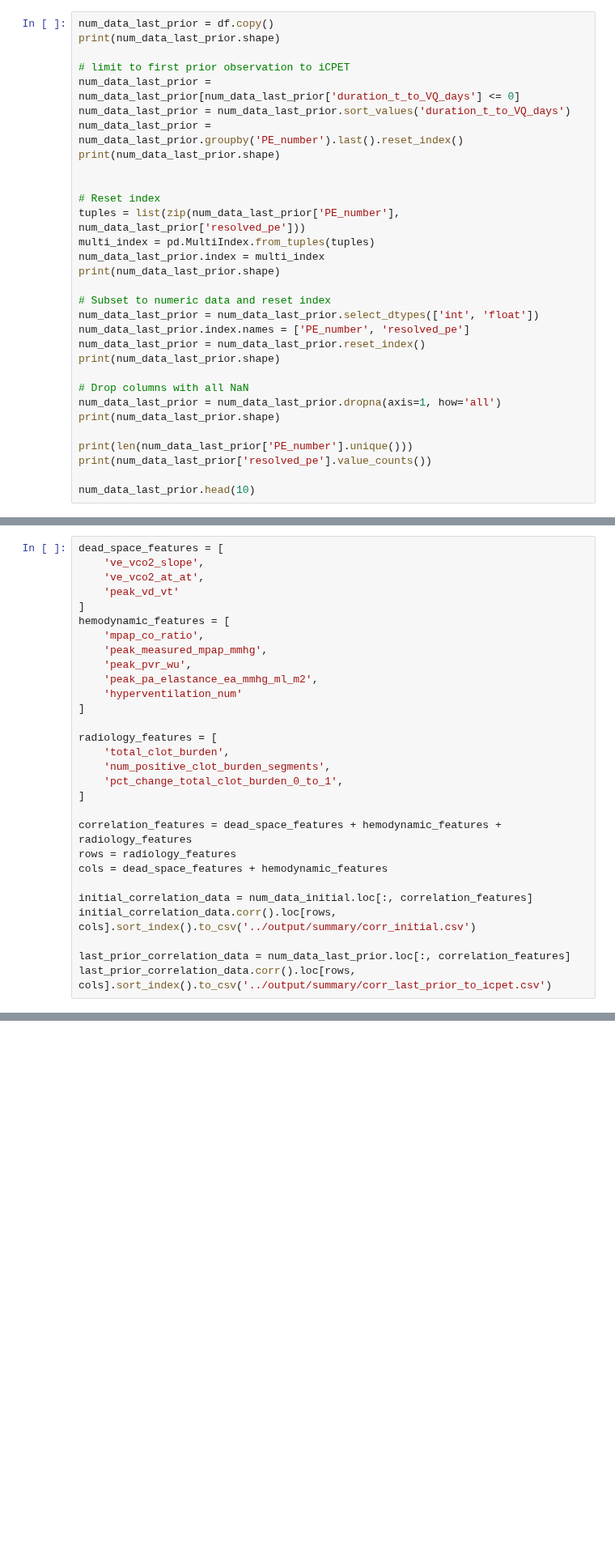
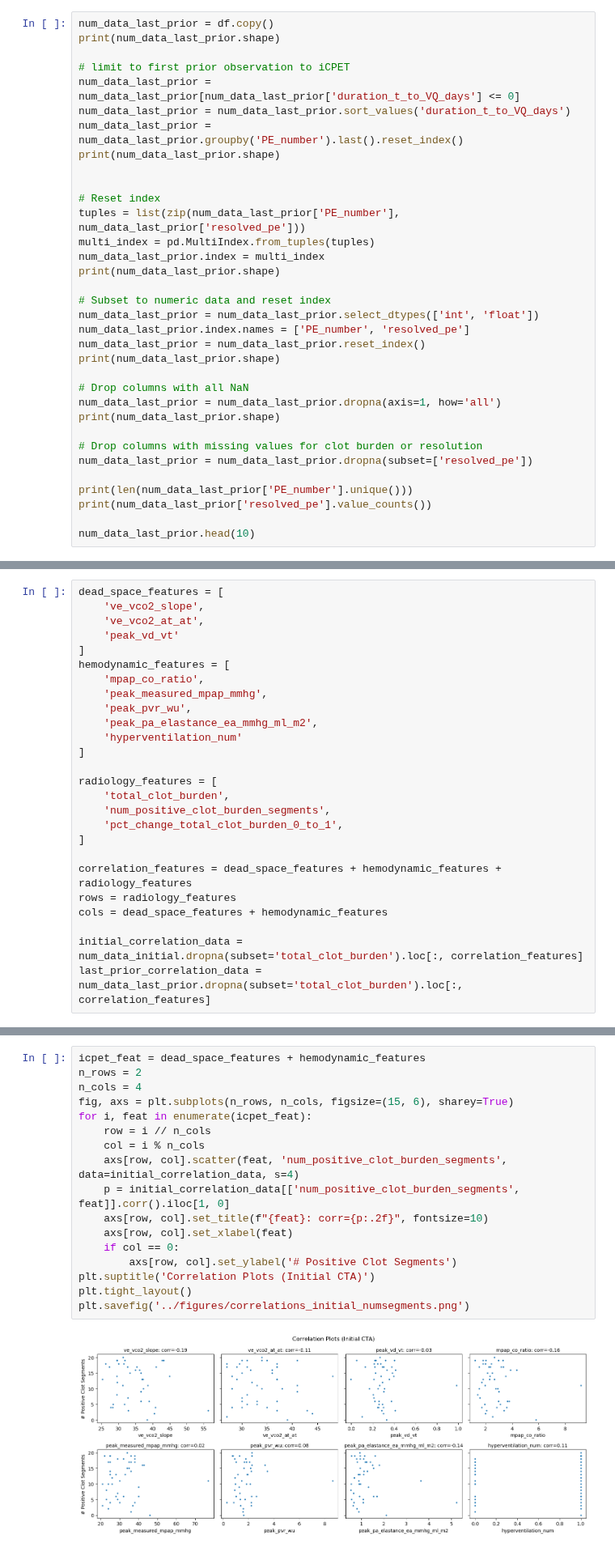
Before and after one commit to qaust/iCPET, a Jupyter notebook: src/summary_stats.ipynb, the cells around one changed output, grey strips where cells are left out. Shown at 81% size. Saved outputs shown, nothing was run; the diff lists cells and outputs as text; blank space fills up the shorter version.

```diff
--- a/src/summary_stats.ipynb
+++ b/src/summary_stats.ipynb
@@ -294,6 +312,9 @@ print(num_data_last_prior.shape)
 num_data_last_prior = num_data_last_prior.dropna(axis=1, how='all')
 print(num_data_last_prior.shape)
 
+# Drop columns with missing values for clot burden or resolution
+num_data_last_prior = num_data_last_prior.dropna(subset=['resolved_pe'])
+
 print(len(num_data_last_prior['PE_number'].unique()))
 print(num_data_last_prior['resolved_pe'].value_counts())
 
@@ -981,8 +1011,5 @@ correlation_features = dead_space_features + hemodynamic_features + radiology_fe
 rows = radiology_features
 cols = dead_space_features + hemodynamic_features
 
-initial_correlation_data = num_data_initial.loc[:, correlation_features]
-initial_correlation_data.corr().loc[rows, cols].sort_index().to_csv('../output/summary/corr_initial.csv')
-
-last_prior_correlation_data = num_data_last_prior.loc[:, correlation_features]
-last_prior_correlation_data.corr().loc[rows, cols].sort_index().to_csv('../output/summary/corr_last_prior_to_icpet.csv')
+initial_correlation_data = num_data_initial.dropna(subset='total_clot_burden').loc[:, correlation_features]
+last_prior_correlation_data = num_data_last_prior.dropna(subset='total_clot_burden').loc[:, correlation_features]
@@ -1013,6 +1128,25 @@ plt.tight_layout()
 plt.savefig('../figures/correlations_initial.png')
 # %% [output]
 [figure]
+# %%
+icpet_feat = dead_space_features + hemodynamic_features
+n_rows = 2
+n_cols = 4
+fig, axs = plt.subplots(n_rows, n_cols, figsize=(15, 6), sharey=True)
+for i, feat in enumerate(icpet_feat):
+    row = i // n_cols
+    col = i % n_cols
+    axs[row, col].scatter(feat, 'num_positive_clot_burden_segments', data=initial_correlation_data, s=4)
+    p = initial_correlation_data[['num_positive_clot_burden_segments', feat]].corr().iloc[1, 0]
+    axs[row, col].set_title(f"{feat}: corr={p:.2f}", fontsize=10)
+    axs[row, col].set_xlabel(feat)
+    if col == 0:
+        axs[row, col].set_ylabel('# Positive Clot Segments')
+plt.suptitle('Correlation Plots (Initial CTA)')
+plt.tight_layout()
+plt.savefig('../figures/correlations_initial_numsegments.png')
+# %% [output]
+[figure, added]
 # %%
 num_data_initial.loc[num_data_initial['total_clot_burden'] > 50, 'PE_number']
 # %% [output]
```
Also changed, not shown: parts of 10 cells of this notebook.
